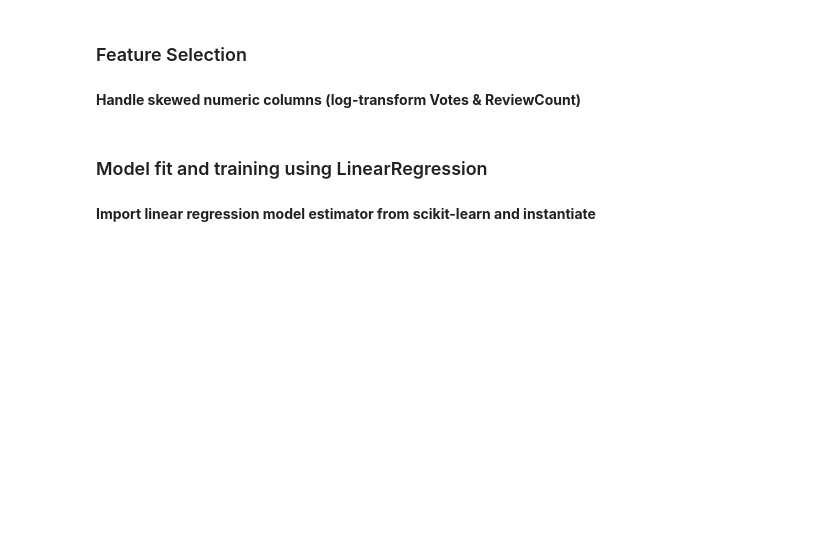
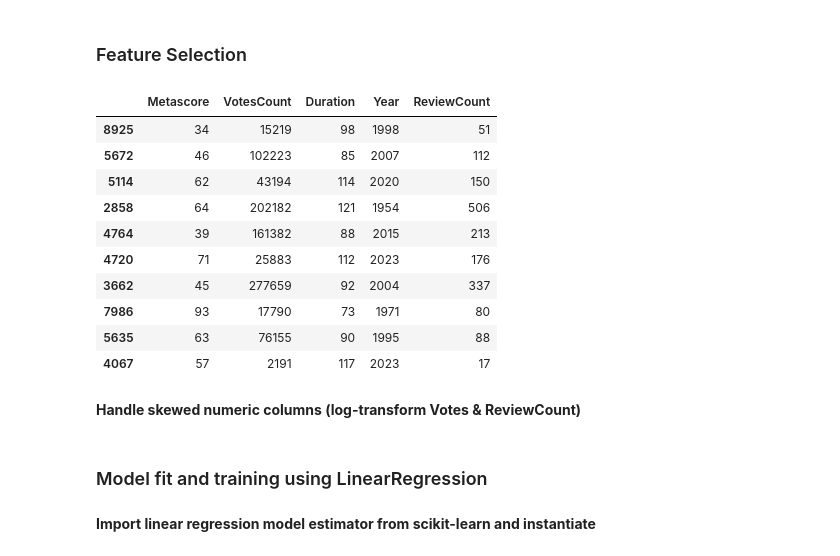
Before and after one commit to yousifmohamed74/Ai2-Project, a Jupyter notebook: Ai2 Project.ipynb, the cells around one changed output. Cells and saved outputs as stored; diff of their text form; code cells hidden in the pictures; blank space fills up the shorter version.

```diff
--- a/Ai2 Project.ipynb
+++ b/Ai2 Project.ipynb
@@ -177,8 +185,23 @@ df_clean.shape
 # %% [markdown]
 ### Feature Selection
 # %%
-X = df_clean[['Metascore','VotesCount','Duration']].copy()
+#X = df_clean[['Metascore','VotesCount','Duration','Year','ReviewCount','Certificate']].copy()
+X = df_clean[['Metascore','VotesCount','Duration','Year','ReviewCount']].copy()
 y = df_clean['Rating']
+X.shape
+X.sample(10,ignore_index=False)
+# %% [output]
+|  | Metascore | VotesCount | Duration | Year | ReviewCount |
+| 8925 | 34 | 15219 | 98 | 1998 | 51 |
+| 5672 | 46 | 102223 | 85 | 2007 | 112 |
+| 5114 | 62 | 43194 | 114 | 2020 | 150 |
+| 2858 | 64 | 202182 | 121 | 1954 | 506 |
+| 4764 | 39 | 161382 | 88 | 2015 | 213 |
+| 4720 | 71 | 25883 | 112 | 2023 | 176 |
+| 3662 | 45 | 277659 | 92 | 2004 | 337 |
+| 7986 | 93 | 17790 | 73 | 1971 | 80 |
+| 5635 | 63 | 76155 | 90 | 1995 | 88 |
+| 4067 | 57 | 2191 | 117 | 2023 | 17 |
 # %% [markdown]
 **Handle skewed numeric columns (log-transform Votes & ReviewCount)**
 # %%
```
Also changed, not shown: parts of 29 cells of this notebook, 1 other file.
